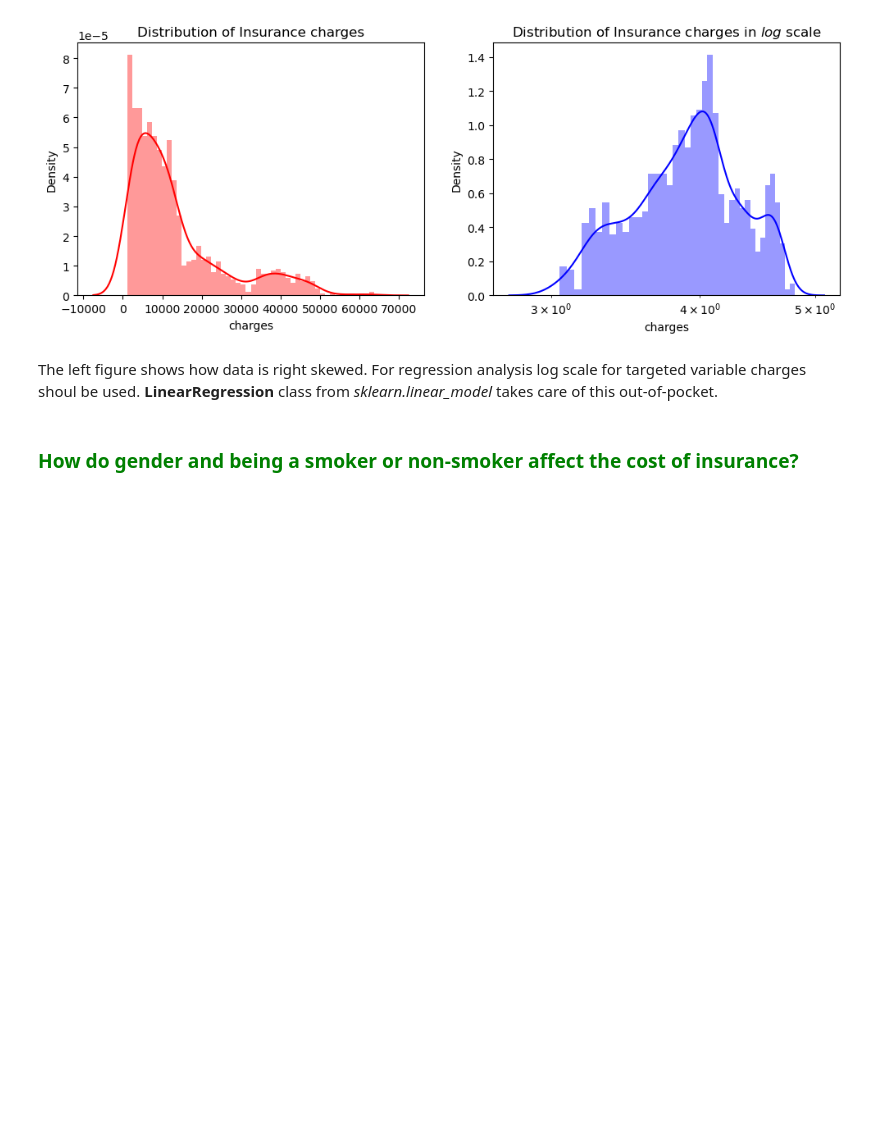
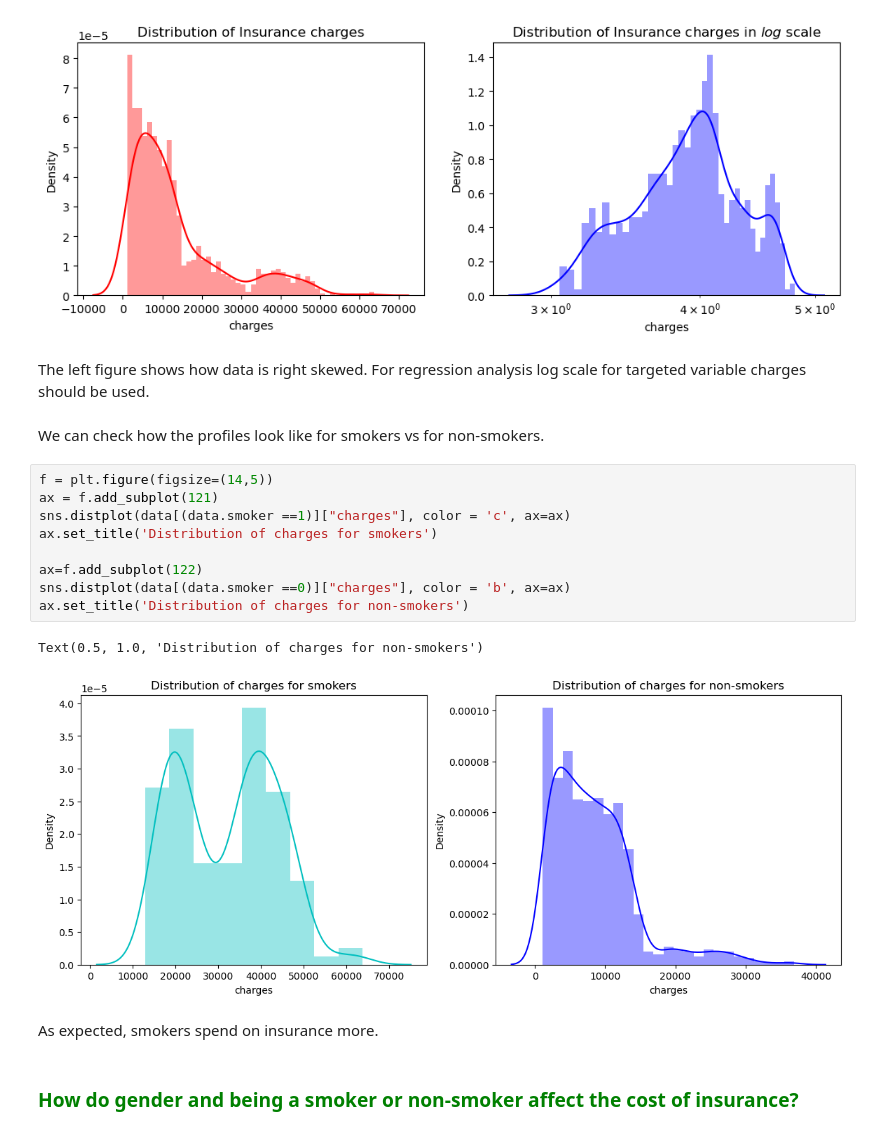
Before and after one commit to AlinaKellyly/EDA-US-insurance-cost, a Jupyter notebook: us-medical-insurance-costs.ipynb, the cells around one changed output. Drawn from its saved outputs; the diff is of its cells as text; blank space fills up the shorter version.

```diff
--- a/us-medical-insurance-costs.ipynb
+++ b/us-medical-insurance-costs.ipynb
@@ -152,7 +146,23 @@ ax.set_xscale('log')
 # %% [output]
 [figure]
 # %% [markdown]
-The left figure shows how data is right skewed. For regression analysis log scale for targeted variable charges shoul be used. **LinearRegression** class from *sklearn.linear_model* takes care of this out-of-pocket.
+The left figure shows how data is right skewed. For regression analysis log scale for targeted variable charges should be used.
+# %% [markdown]
+We can check how the profiles look like for smokers vs for non-smokers.
+# %%
+f = plt.figure(figsize=(14,5))
+ax = f.add_subplot(121)
+sns.distplot(data[(data.smoker ==1)]["charges"], color = 'c', ax=ax)
+ax.set_title('Distribution of charges for smokers')
+
+ax=f.add_subplot(122)
+sns.distplot(data[(data.smoker ==0)]["charges"], color = 'b', ax=ax)
+ax.set_title('Distribution of charges for non-smokers')
+# %% [output]
+Text(0.5, 1.0, 'Distribution of charges for non-smokers')
+[figure, added]
+# %% [markdown]
+As expected, smokers spend on insurance more.
 # %% [markdown]
 ### <span style="color: green;">How do gender and being a smoker or non-smoker affect the cost of insurance? <span style="color: green;">
 # %%
```
Also changed, not shown: parts of 31 cells of this notebook.
